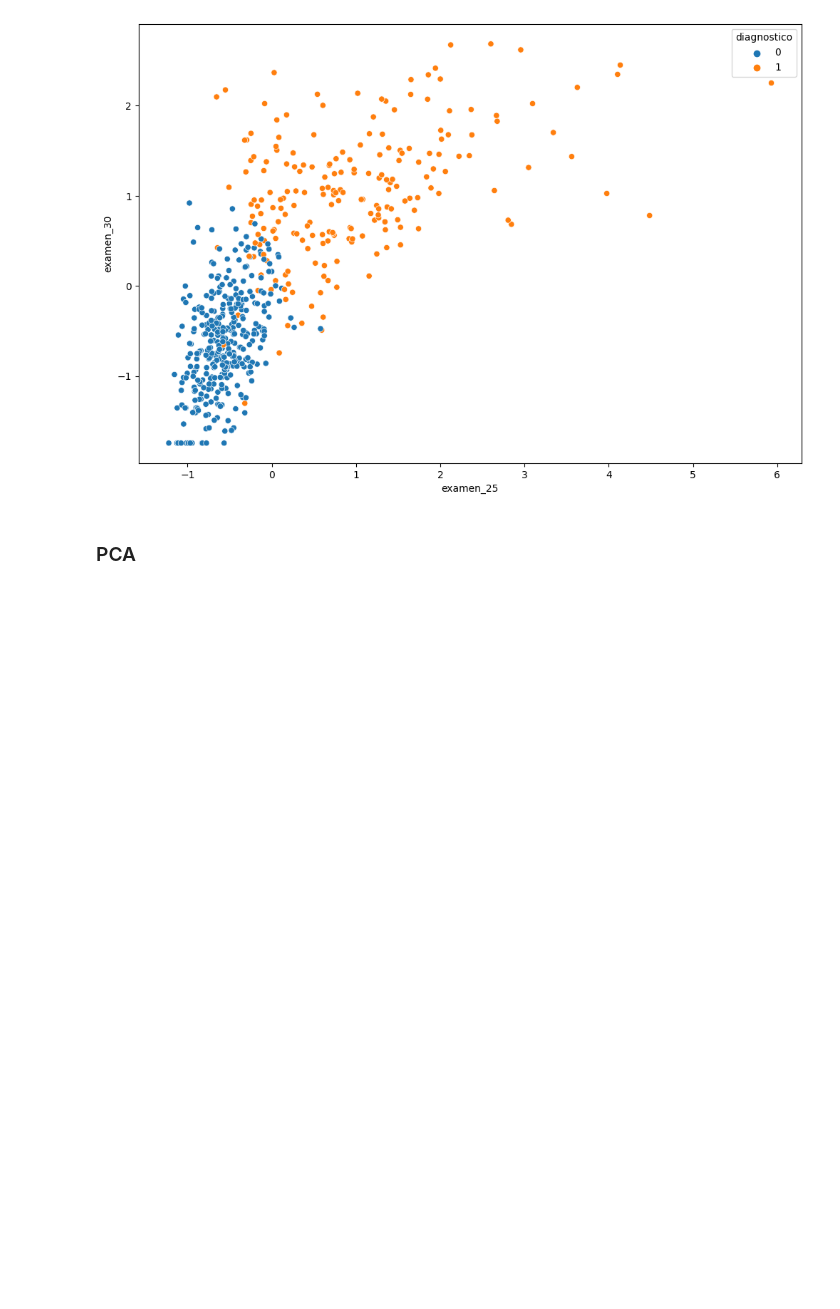
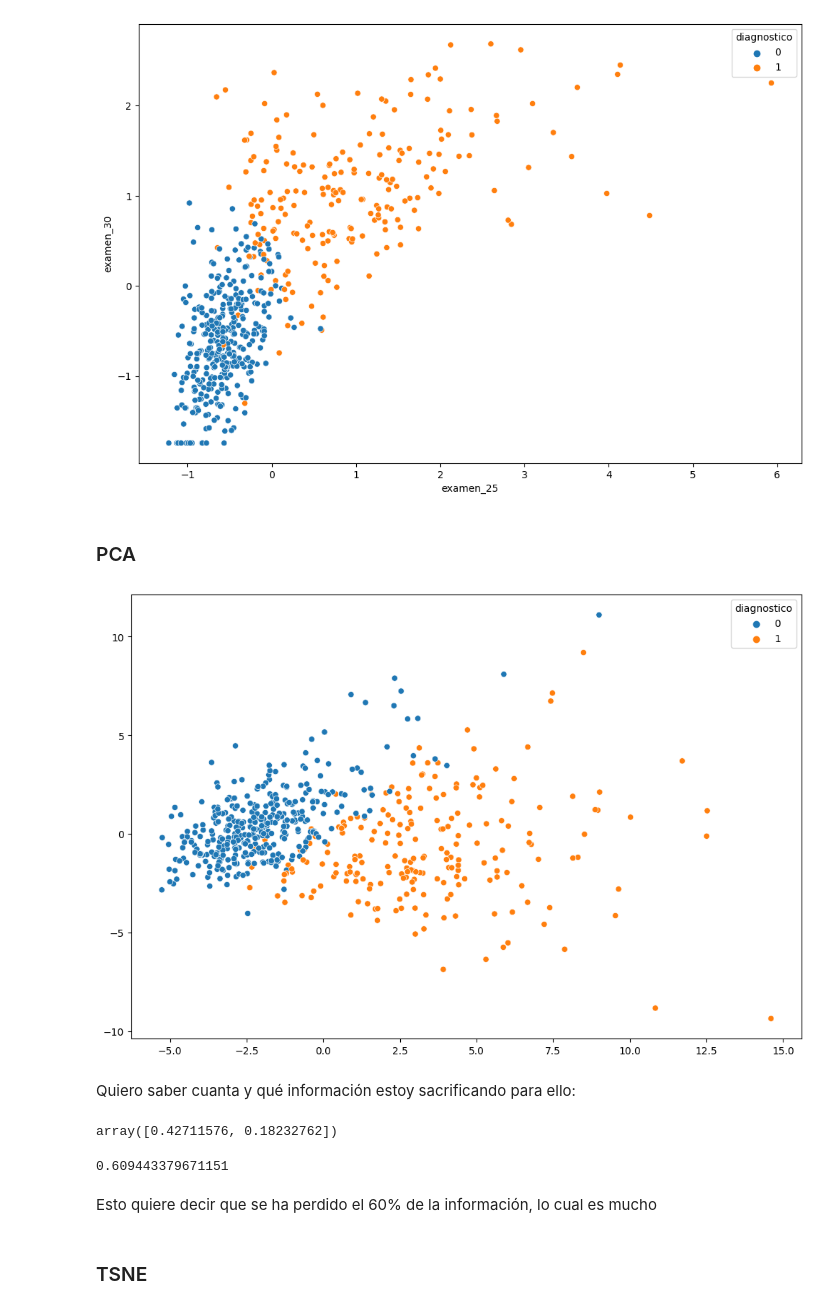
Before and after one commit to RicardoDuranS/Deteccion_tumores, a Jupyter notebook: dimensionality_reduction.ipynb, the cells around one changed output. Cells and saved outputs as stored; diff of their text form; code cells hidden in the pictures; blank space fills up the shorter version.

```diff
--- a/dimensionality_reduction.ipynb
+++ b/dimensionality_reduction.ipynb
@@ -541,5 +566,21 @@ X6 = pca.fit_transform(X3)
 # %%
 
 plt.figure(figsize=(12,8))
-sns.scatterplot(X6[:0], X6[:1], hue= dataset.diagnostico)
+sns.scatterplot(x=X6[:, 0], y=X6[:, 1], hue='diagnostico', data=combined_df)
 plt.show()
+# %% [output]
+[figure, added]
+# %% [markdown]
+Quiero saber cuanta y qué información estoy sacrificando para ello:
+# %%
+pca.explained_variance_ratio_
+# %% [output]
+array([0.42711576, 0.18232762])
+# %%
+pca.explained_variance_ratio_.sum()
+# %% [output]
+0.609443379671151
+# %% [markdown]
+Esto quiere decir que se ha perdido el 60% de la información, lo cual es mucho
+# %% [markdown]
+### TSNE
```
Also changed, not shown: parts of 19 cells of this notebook.
